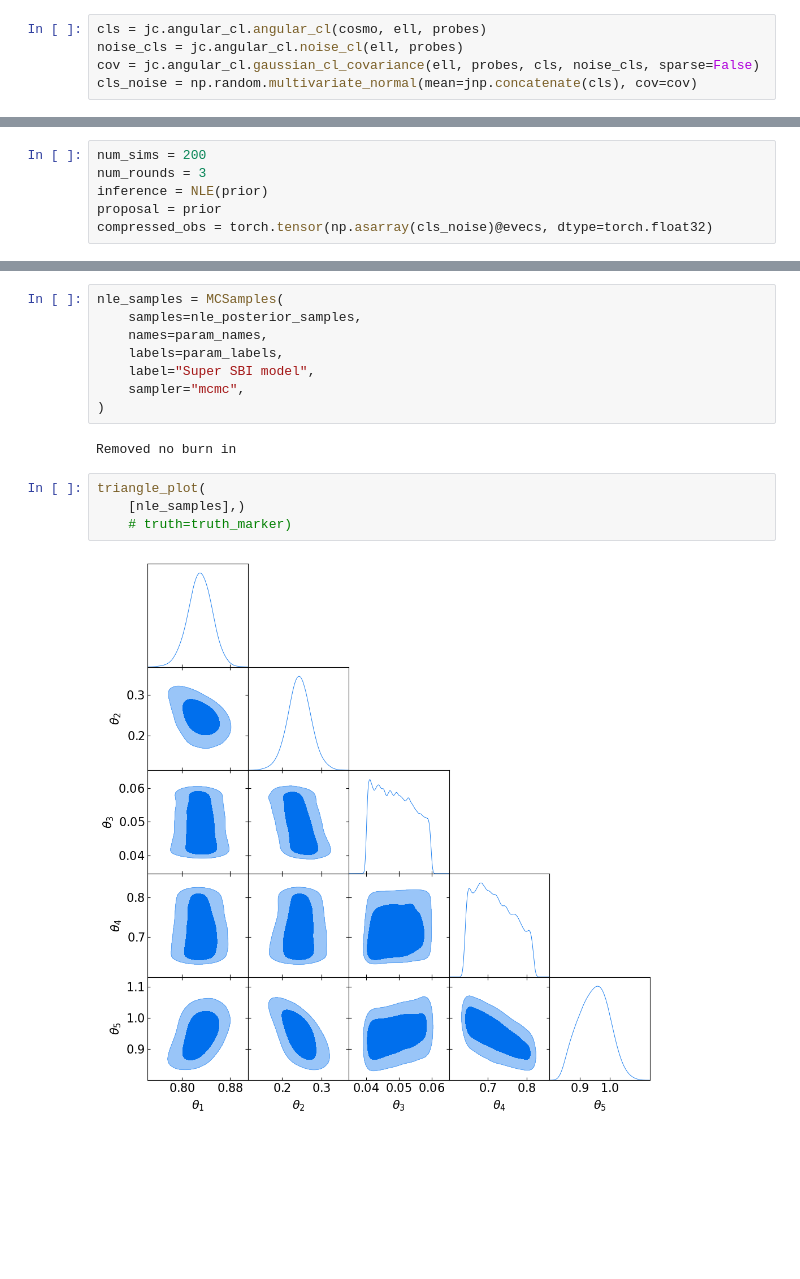
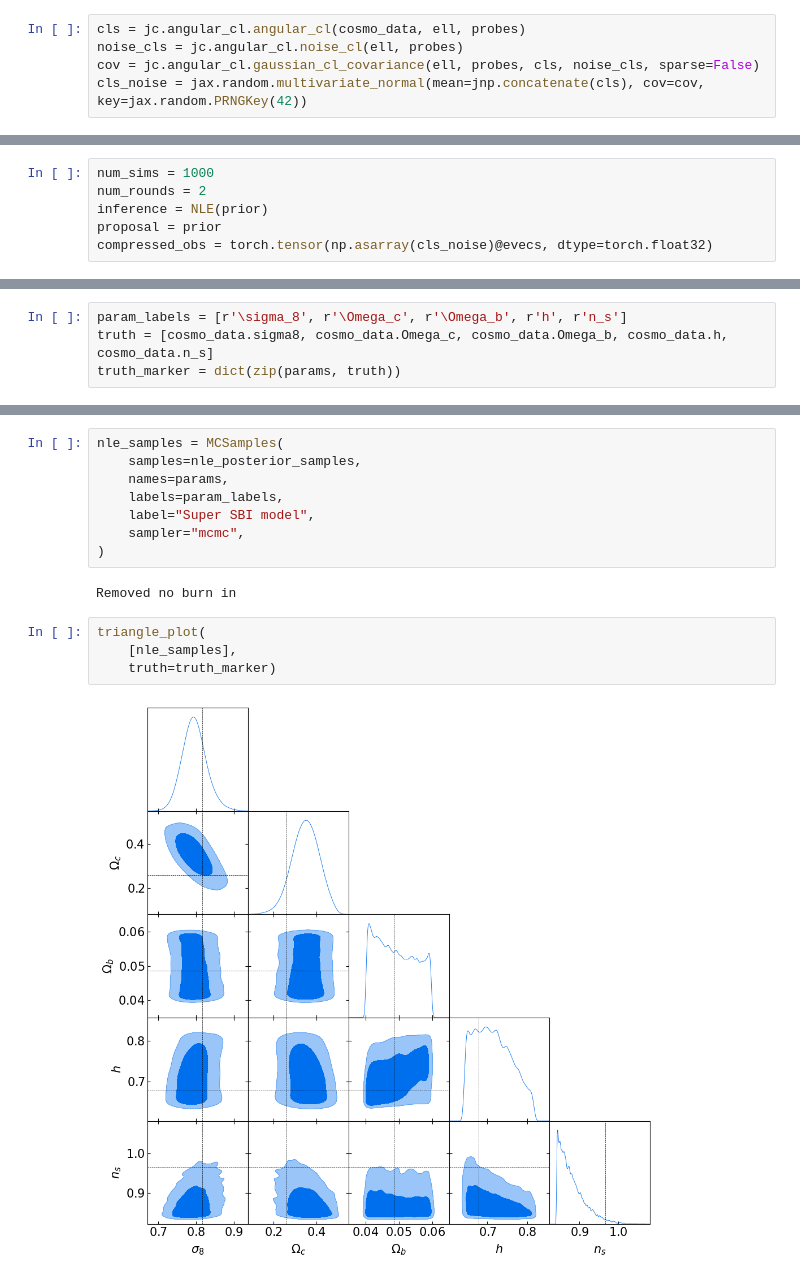
Before and after one commit to astro-informatics/sbi_tutorial, a Jupyter notebook: cosmology_sbi_tutorial.ipynb, the cells around one changed output, grey strips where cells are left out. Drawn from its saved outputs; the diff is of its cells as text; blank space fills up the shorter version.

```diff
--- a/cosmology_sbi_tutorial.ipynb
+++ b/cosmology_sbi_tutorial.ipynb
@@ -105,8 +105,8 @@ cosmo = jc.Planck15()
 # %%
-cls = jc.angular_cl.angular_cl(cosmo, ell, probes)
+cls = jc.angular_cl.angular_cl(cosmo_data, ell, probes)
 noise_cls = jc.angular_cl.noise_cl(ell, probes)
 cov = jc.angular_cl.gaussian_cl_covariance(ell, probes, cls, noise_cls, sparse=False)
-cls_noise = np.random.multivariate_normal(mean=jnp.concatenate(cls), cov=cov)
+cls_noise = jax.random.multivariate_normal(mean=jnp.concatenate(cls), cov=cov, key=jax.random.PRNGKey(42))
 # %% [markdown]
 ## Let's plot this all to see what our data vector looks like
 # %%
@@ -251,8 +251,8 @@ evecs = evecs[:,::-1][:,:n_params]
 # %% [markdown]
 ## Now let's do some SBI with NLE
 # %%
-num_sims = 200
-num_rounds = 3
+num_sims = 1000
+num_rounds = 2
 inference = NLE(prior)
 proposal = prior
 compressed_obs = torch.tensor(np.asarray(cls_noise)@evecs, dtype=torch.float32)
@@ -285,9 +280,13 @@ param_labels = [rf"\theta_{i+1}" for i in range(n_params)]
+# %%
+param_labels = [r'\sigma_8', r'\Omega_c', r'\Omega_b', r'h', r'n_s']
+truth = [cosmo_data.sigma8, cosmo_data.Omega_c, cosmo_data.Omega_b, cosmo_data.h, cosmo_data.n_s]
+truth_marker = dict(zip(params, truth))
 # %% [markdown]
 ### Make the getdist MC objects
 # %%
 nle_samples = MCSamples(
     samples=nle_posterior_samples,
-    names=param_names,
+    names=params,
     labels=param_labels,
     label="Super SBI model",
     sampler="mcmc",
@@ -296,7 +295,7 @@ nle_samples = MCSamples(
 Removed no burn in
 # %%
 triangle_plot(
-    [nle_samples],)
-    # truth=truth_marker)
+    [nle_samples],
+    truth=truth_marker)
 # %% [output]
-[figure, old version]
+[figure, new version]
```
Also changed, not shown: parts of 5 cells of this notebook, 5 other files.
